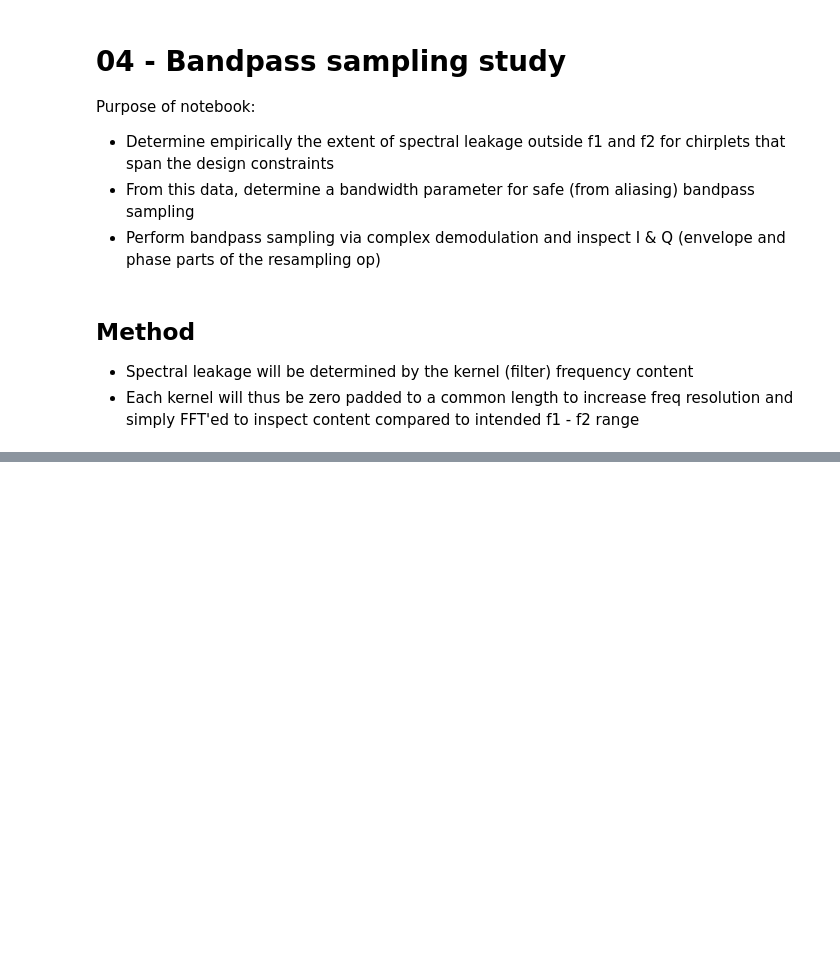
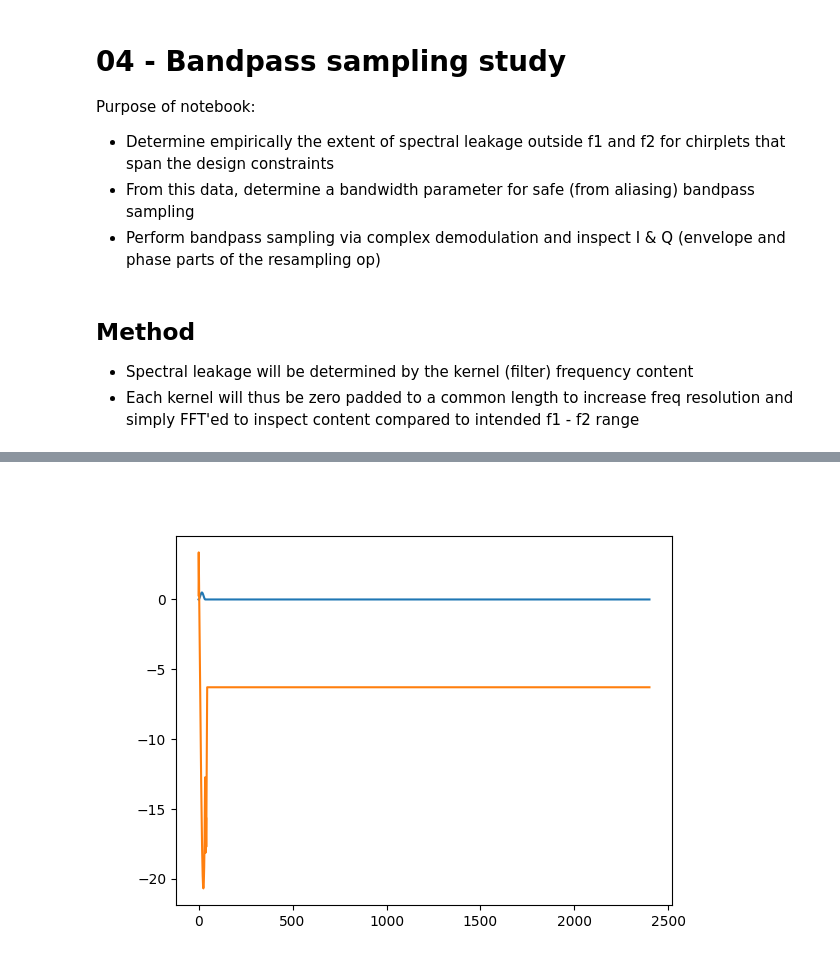
Before and after one commit to lane-miller/speech-deepfake-detection, a Jupyter notebook: 01_poc/04_bandpass_samp.ipynb, the cells around one changed output, grey strips where cells are left out. Cells and saved outputs as stored; diff of their text form; code cells hidden in the pictures; blank space fills up the shorter version.

Commit message:
Add tests to pc04 - still incomplete; bandpass sampling needs correcting

```diff
--- a/01_poc/04_bandpass_samp.ipynb
+++ b/01_poc/04_bandpass_samp.ipynb
@@ -113,0 +135,15 @@ for i in range(N):
+# %%
+# Analysis - Threshold NaNs
+
+nan_count = np.array([0, 0, 0])
+
+for d in data:
+    if np.isnan(d["f1f2_40"][0]):
+        nan_count[0] += 1
+    if np.isnan(d["f1f2_50"][0]):
+        nan_count[1] += 1
+    if np.isnan(d["f1f2_60"][0]):
+        nan_count[2] += 1
+
+print('Percentage NaNs: 40, 50, 60 dB:')
+print('    ', f"{np.round(100. * nan_count / N, 1)}")
@@ -113,0 +199,35 @@ for i in range(N):
+# %%
+# Complex demodulation bandpass sampling - first on padded chirplet
+
+from scipy.signal import resample_poly
+from fractions import Fraction
+
+frac = Fraction(2400, FS).limit_denominator(1000)
+up, down = frac.numerator, frac.denominator
+
+# Recreate chirplet from previous test w max empirical bw / fc distortion
+idx = imax_bwe
+idx = imax_fc_shift
+idx = 32
+
+p = data[idx]
+ch = pchirp(p["f1f2"][0], p["f1f2"][1], p["duration_ms"], p["degree"])
+chp = np.pad(ch, (0, int(FS * T - len(ch))))
+
+# Compute new fc
+f1e, f2e = get_bw_actual(chp, -40)
+fce = (f1e + f2e) / 2
+
+# Complex demod - shift by fc
+t = np.arange(0., T, 1 / FS)
+chp_demod = chp * np.exp(-1j * 2 * np.pi * fce * t)
+
+# Resample (can't just decimate because new FS doesn't divide into FS
+chp_res = resample_poly(chp_demod, up=up, down=down)
+
+plt.figure()
+plt.plot(np.abs(chp_res))
+plt.plot(np.unwrap(np.angle(chp_res)))
+plt.show()
+# %% [output]
+[figure, added]
```
Also changed, not shown: parts of 7 cells of this notebook, 1 other file.
